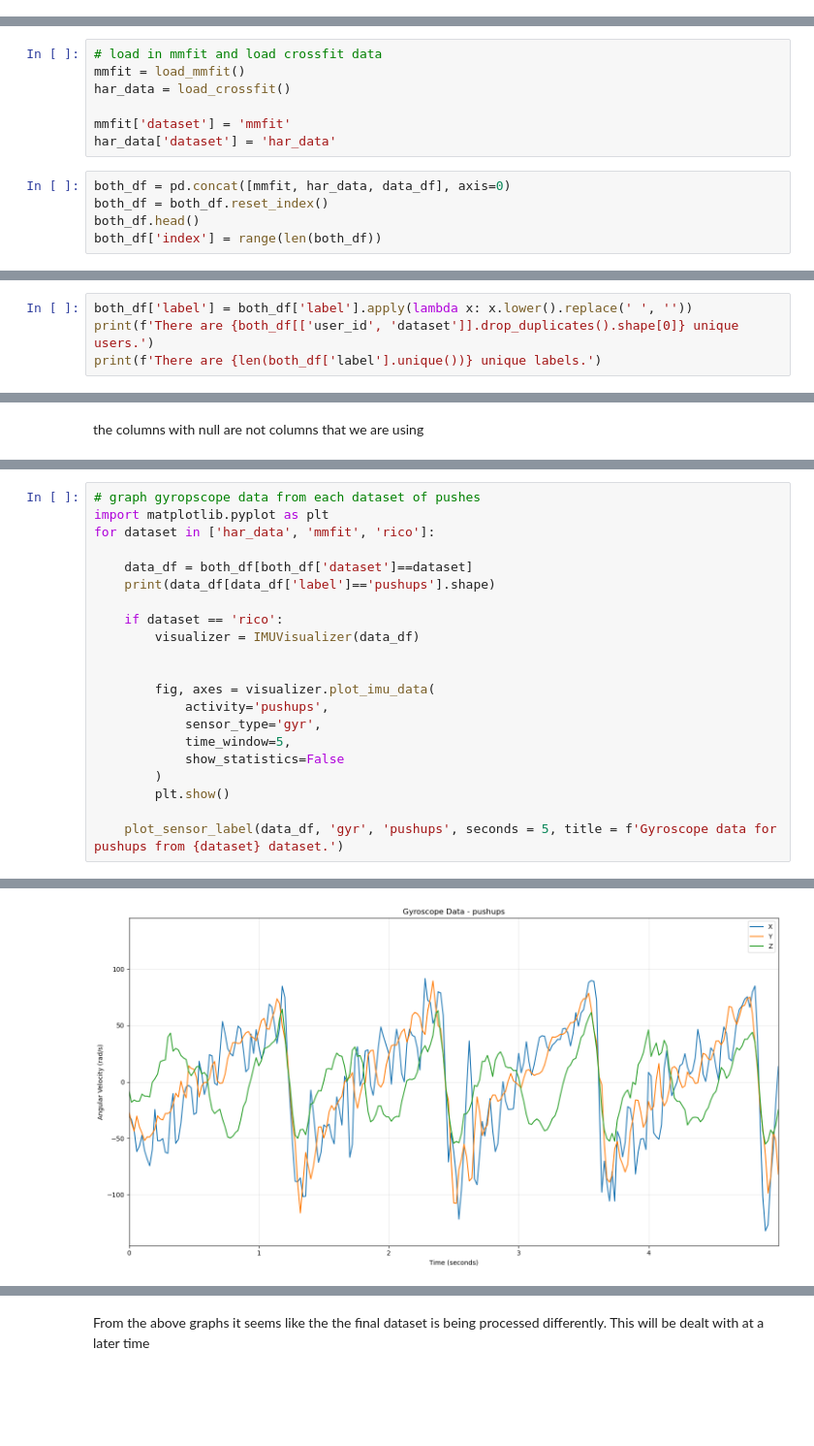
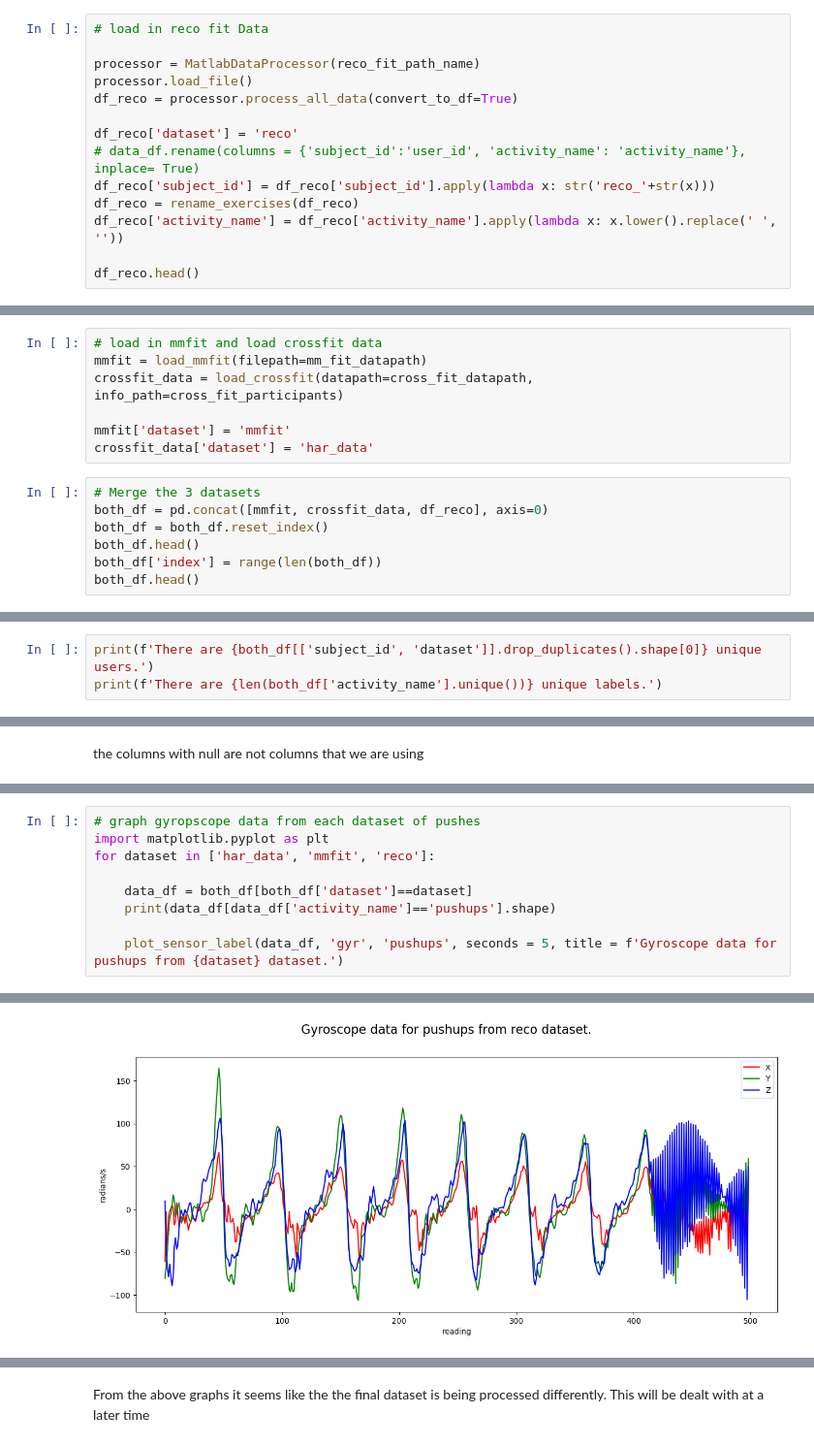
Before and after one commit to Djai284/smartwatch-activity-recognition, a Jupyter notebook: create_dataset.ipynb, the cells around one changed output, grey strips where cells are left out. Shown at 97% size. Cells and saved outputs as stored; diff of their text form; blank space fills up the shorter version.

Commit message:
finish data preprocessing

```diff
--- a/create_dataset.ipynb
+++ b/create_dataset.ipynb
@@ -26,0 +48,14 @@ data_df.head()
+# %%
+# load in reco fit Data
+
+processor = MatlabDataProcessor(reco_fit_path_name)
+processor.load_file()
+df_reco = processor.process_all_data(convert_to_df=True)
+
+df_reco['dataset'] = 'reco'
+# data_df.rename(columns = {'subject_id':'user_id', 'activity_name': 'activity_name'}, inplace= True)
+df_reco['subject_id'] = df_reco['subject_id'].apply(lambda x: str('reco_'+str(x)))
+df_reco = rename_exercises(df_reco)
+df_reco['activity_name'] = df_reco['activity_name'].apply(lambda x: x.lower().replace(' ', ''))
+
+df_reco.head()
@@ -27,12 +74,14 @@ data_df.head()
 # %%
 # load in mmfit and load crossfit data
-mmfit = load_mmfit()
-har_data = load_crossfit()
+mmfit = load_mmfit(filepath=mm_fit_datapath)
+crossfit_data = load_crossfit(datapath=cross_fit_datapath, info_path=cross_fit_participants)
 
 mmfit['dataset'] = 'mmfit'
-har_data['dataset'] = 'har_data'
+crossfit_data['dataset'] = 'har_data'
 # %%
-both_df = pd.concat([mmfit, har_data, data_df], axis=0)
+# Merge the 3 datasets
+both_df = pd.concat([mmfit, crossfit_data, df_reco], axis=0)
 both_df = both_df.reset_index()
 both_df.head()
 both_df['index'] = range(len(both_df))
+both_df.head()
@@ -39,6 +95,5 @@ both_df['index'] = range(len(both_df))
 # %%
-both_df['label'] = both_df['label'].apply(lambda x: x.lower().replace(' ', ''))
-print(f'There are {both_df[['user_id', 'dataset']].drop_duplicates().shape[0]} unique users.')
-print(f'There are {len(both_df['label'].unique())} unique labels.')
+print(f'There are {both_df[['subject_id', 'dataset']].drop_duplicates().shape[0]} unique users.')
+print(f'There are {len(both_df['activity_name'].unique())} unique labels.')
 # %% [output]
 There are 172 unique users.
@@ -101,22 +156,10 @@ array(['mmfit', 'har_data', 'rico'], dtype=object)
 # %%
 # graph gyropscope data from each dataset of pushes
 import matplotlib.pyplot as plt
-for dataset in ['har_data', 'mmfit', 'rico']:
+for dataset in ['har_data', 'mmfit', 'reco']:
 
     data_df = both_df[both_df['dataset']==dataset]
-    print(data_df[data_df['label']=='pushups'].shape)
-
-    if dataset == 'rico':
-        visualizer = IMUVisualizer(data_df)
-
-
-        fig, axes = visualizer.plot_imu_data(
-            activity='pushups',
-            sensor_type='gyr',
-            time_window=5,
-            show_statistics=False
-        )
-        plt.show()
+    print(data_df[data_df['activity_name']=='pushups'].shape)
 
     plot_sensor_label(data_df, 'gyr', 'pushups', seconds = 5, title = f'Gyroscope data for pushups from {dataset} dataset.')
 # %% [output]
@@ -128 +171 @@ for dataset in ['har_data', 'mmfit', 'rico']:
-[figure, old version]
+[figure, new version]
```
Also changed, not shown: parts of 17 cells of this notebook, 3 other files.
